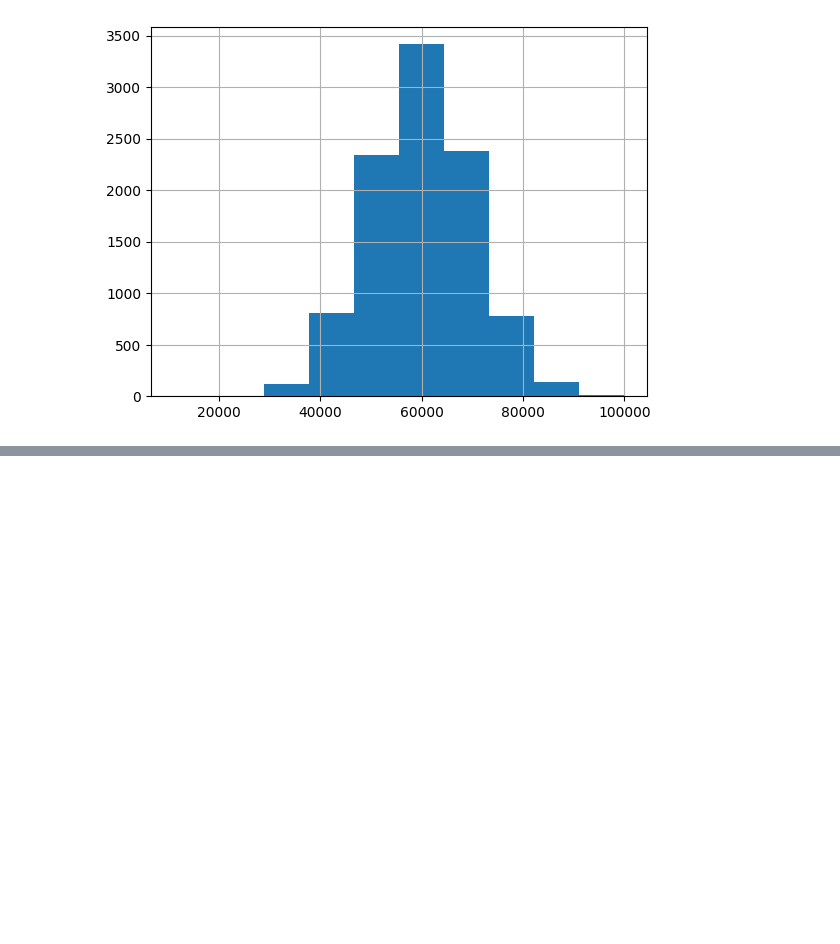
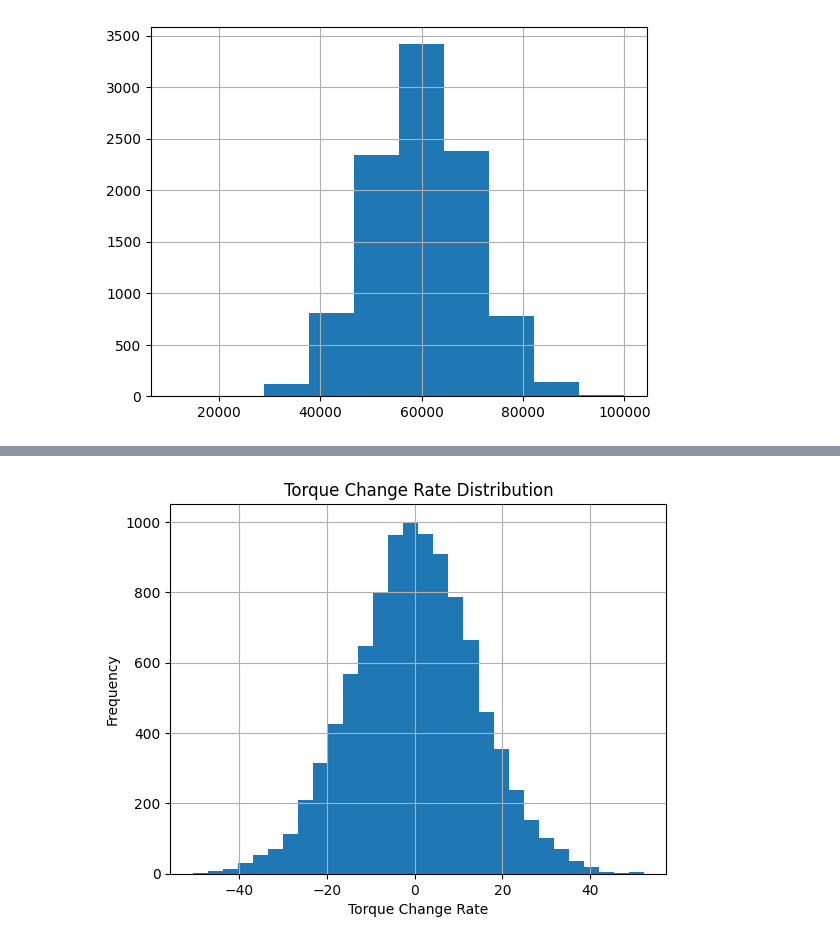
Before and after one commit to abinayasundaramoorthi/Predictive-maintenence-iot, a Jupyter notebook: feature_engineering.ipynb, the cells around one changed output, grey strips where cells are left out. Drawn from its saved outputs; the diff is of its cells as text; code cells hidden in the pictures; blank space fills up the shorter version.

```diff
--- a/feature_engineering.ipynb
+++ b/feature_engineering.ipynb
@@ -300,3 +312,9 @@ df["stress_index"].hist(bins=10)
 # %% [output]
 <Axes: >
 [figure]
+# %%
+df["torque_change_rate"] = (
+    df["Torque [Nm]"].diff()
+)
+df["torque_change_rate"].head()
+df["torque_change_rate"].describe()
@@ -302,0 +331,10 @@ df["stress_index"].hist(bins=10)
+# %%
+import matplotlib.pyplot as plt
+
+df["torque_change_rate"].hist(bins=30)
+plt.title("Torque Change Rate Distribution")
+plt.xlabel("Torque Change Rate")
+plt.ylabel("Frequency")
+plt.show()
+# %% [output]
+[figure, added]
```
Also changed, not shown: parts of 13 cells of this notebook.
